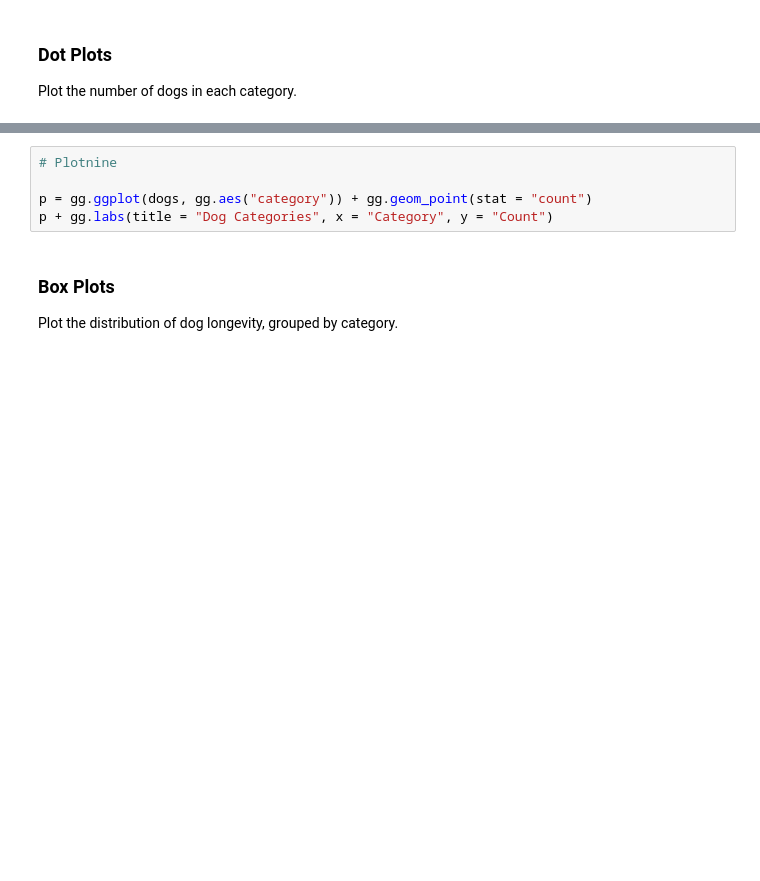
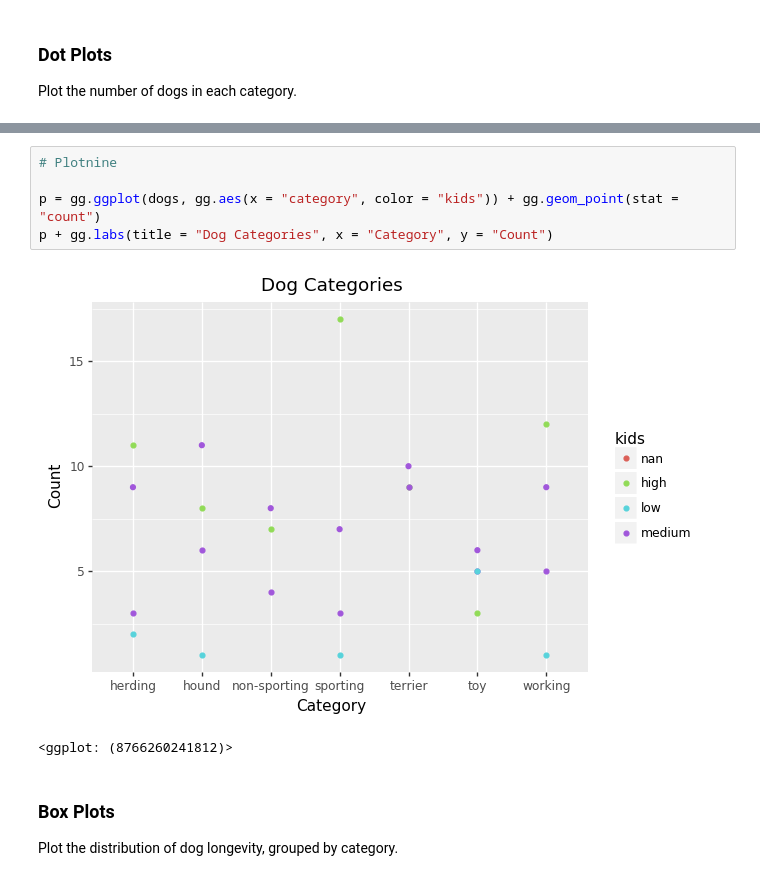
Before and after one commit to nick-ulle/teaching-notes, a Jupyter notebook: sta141b/2018/discussion04.ipynb, the cells around one changed output, grey strips where cells are left out. Cells and saved outputs as stored; diff of their text form; blank space fills up the shorter version.

```diff
--- a/sta141b/2018/discussion04.ipynb
+++ b/sta141b/2018/discussion04.ipynb
@@ -98,8 +186,11 @@ ax.set_xticklabels(ax.get_xticklabels(), rotation = 45)
 # %%
 # Plotnine
 
-p = gg.ggplot(dogs, gg.aes("category")) + gg.geom_point(stat = "count")
+p = gg.ggplot(dogs, gg.aes(x = "category", color = "kids")) + gg.geom_point(stat = "count")
 p + gg.labs(title = "Dog Categories", x = "Category", y = "Count")
+# %% [output]
+[figure, added]
+<ggplot: (8766260241812)>
 # %% [markdown]
 ### Box Plots
 
```
Also changed, not shown: parts of 9 cells of this notebook.
